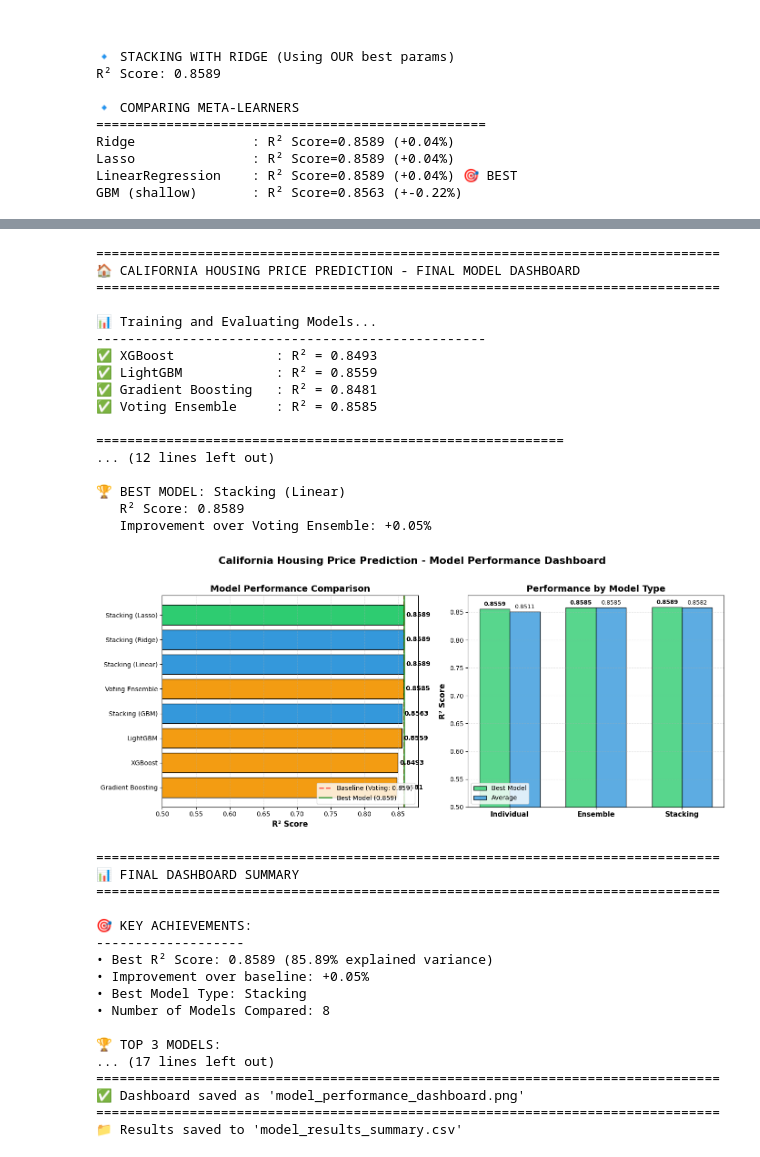
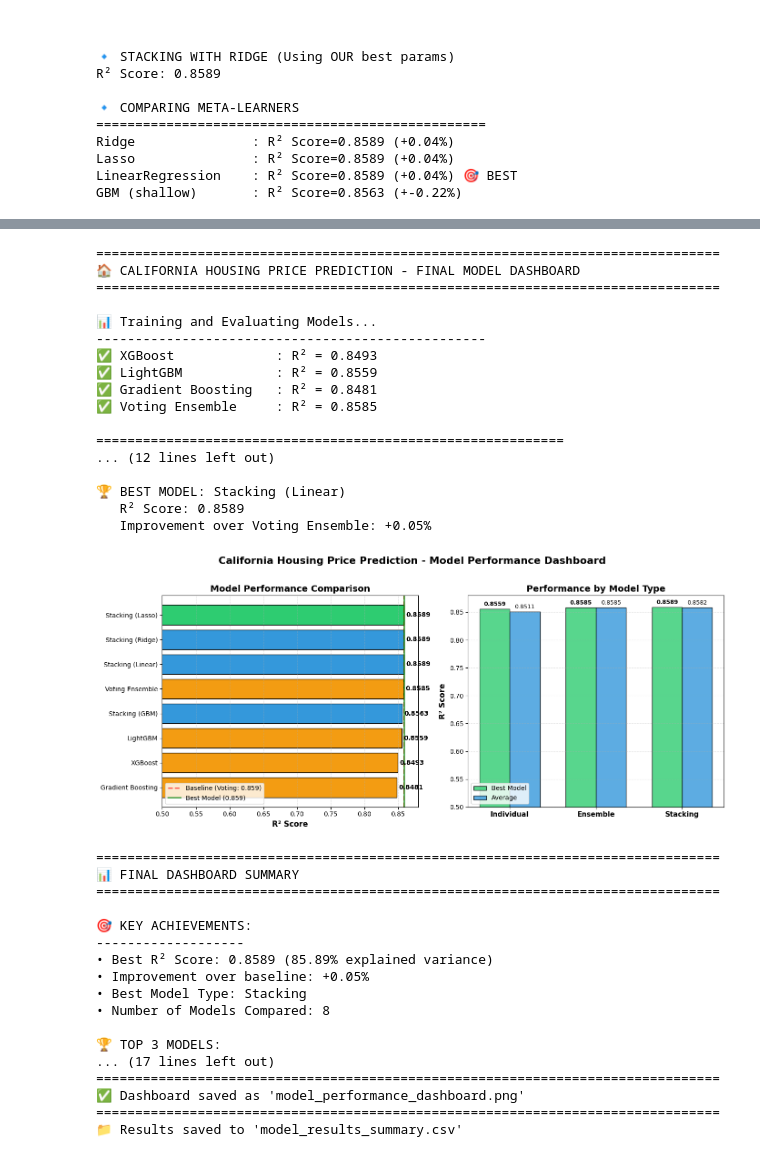
Before and after one commit to Maee127/Portfolio, a Jupyter notebook: Projects/house_price_prediction/training_notebook.ipynb, the cells around one changed output, grey strips where cells are left out. Saved outputs shown, nothing was run; the diff lists cells and outputs as text; code cells hidden in the pictures.

```diff
--- a/Projects/house_price_prediction/training_notebook.ipynb
+++ b/Projects/house_price_prediction/training_notebook.ipynb
@@ -1649,7 +1645,7 @@ tuned_results.append({
     'Mean Squared Error': mean_absolute_error(y_test, xgb_pred_deeper_tune)
 })
 # %%
-gb_tune = GradientBoostingRegressor(
+gb_tune_adv = GradientBoostingRegressor(
         n_estimators=300,
         learning_rate=0.05,
         max_depth=5,
@@ -1657,17 +1653,17 @@ gb_tune = GradientBoostingRegressor(
         random_state=42
     )
 
-gb_cv_tune = cross_val_score(gb_tune, X_train_scaled, y_train, cv=kfold, scoring='r2') #cv=5
-gb_tune.fit(X_train_scaled, y_train)
-gb_pred_tune = gb_tune.predict(X_test_scaled)
+gb_cv_tune_adv = cross_val_score(gb_tune_adv, X_train_scaled, y_train, cv=kfold, scoring='r2') #cv=5
+gb_tune_adv.fit(X_train_scaled, y_train)
+gb_pred_tune_adv = gb_tune_adv.predict(X_test_scaled)
 
 tuned_results.append({
-    'Model': 'Gradient Boosting Tuned',
-    'CV R² Mean': gb_cv_tune.mean(),
-    'CV R² Std': gb_cv_tune.std(),
-    'R² Score': r2_score(y_test, gb_pred_tune),
-    'Root Mean Squared Error': np.sqrt(mean_squared_error(y_test, gb_pred_tune)),
-    'Mean Squared Error': mean_absolute_error(y_test, gb_pred_tune)
+    'Model': 'Gradient Boosting Tuned-Adv',
+    'CV R² Mean': gb_cv_tune_adv.mean(),
+    'CV R² Std': gb_cv_tune_adv.std(),
+    'R² Score': r2_score(y_test, gb_pred_tune_adv),
+    'Root Mean Squared Error': np.sqrt(mean_squared_error(y_test, gb_pred_tune_adv)),
+    'Mean Squared Error': mean_absolute_error(y_test, gb_pred_tune_adv)
 })
 # %%
 gb_deeper_tune = GradientBoostingRegressor(
@@ -2138,7 +2134,7 @@ for bar, score in zip(bars, df_plot['R² Score']):
     ax1.text(bar.get_width() + 0.003, bar.get_y() + bar.get_height()/2,
              f'{score:.4f}', va='center', fontsize=10, fontweight='bold')
 
-ax1.legend(loc='lower right')
+ax1.legend(loc='lower left')
 ax1.grid(axis='x', alpha=0.3, linestyle='--')
 
 # ============================================================
@@ -2221,34 +2217,34 @@ print(f"""
 • Can predict house prices with {best_model_score*100:.1f}% accuracy
 • Reliable for real estate price estimation
 • Ready for production deployment
 """)
 
 print("="*80)
 print("✅ Dashboard saved as 'model_performance_dashboard.png'")
 print("="*80)
 
 # Optional: Save results to CSV
 results_df.to_csv('model_results_summary.csv', index=False)
 print("📁 Results saved to 'model_results_summary.csv'")
 # %% [output]
 ================================================================================
 🏠 CALIFORNIA HOUSING PRICE PREDICTION - FINAL MODEL DASHBOARD
 ================================================================================
 
 📊 Training and Evaluating Models...
 --------------------------------------------------
 ✅ XGBoost             : R² = 0.8493
 ✅ LightGBM            : R² = 0.8559
 ✅ Gradient Boosting   : R² = 0.8481
 ✅ Voting Ensemble     : R² = 0.8585
 
 ============================================================
 ... (12 lines left out)
 
 🏆 BEST MODEL: Stacking (Linear)
    R² Score: 0.8589
    Improvement over Voting Ensemble: +0.05%
-[figure, old version]
+[figure, new version]
 ================================================================================
 📊 FINAL DASHBOARD SUMMARY
 ================================================================================
```
Also changed, not shown: parts of 6 cells of this notebook, 4 other files.
